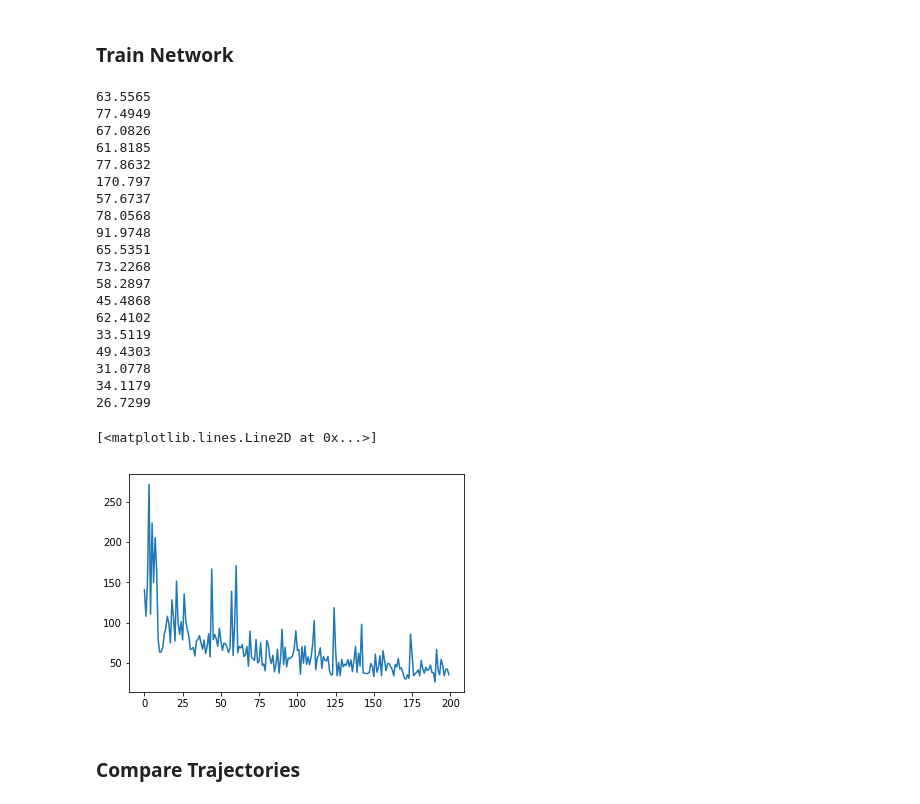
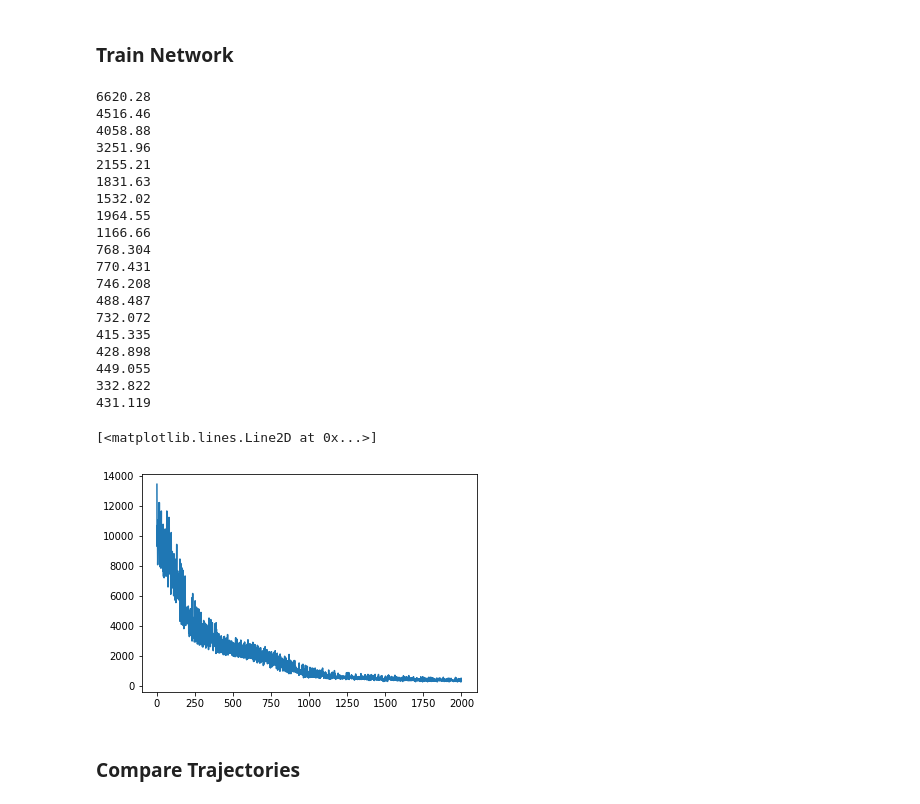
Before and after one commit to Unity-Technologies/rat-rnn, a Jupyter notebook: Rat.ipynb, the cells around one changed output. Cells and saved outputs as stored; diff of their text form; code cells hidden in the pictures.

```diff
--- a/Rat.ipynb
+++ b/Rat.ipynb
@@ -39,11 +39,19 @@ Unity brain name: Brain
         Action descriptions:
 # %% [markdown]
 ### Collect States
+# %%
+# Hyperparameters
+learning_rate = 1e-4
+hidden_units = 64
+train_steps = 2000
+ep_length = 200
+sim_steps = 50000
+batch_size = 8
 # %%
 x,z,ep = [], [], []
 input_x = []
 a = env.reset()
-for i in range(10000):
+for i in range(sim_steps):
     a = env.step()[default_brain]
     x.append(a.states[0][0])
     z.append(a.states[0][1])
@@ -106,55 +115,50 @@ class RatRNN(object):
         self.update = optimizer.minimize(self.loss)
 # %% [markdown]
 ### Train Network
-# %%
-# Hyperparameters
-learning_rate = 1e-3
-hidden_units = 64
-num_steps = 200
 # %%
 tf.reset_default_graph()
 
 rat_rnn = RatRNN(3, 2, hidden_units, learning_rate)
 
 init = tf.global_variables_initializer()
 
 losses = []
 
 sess = tf.InteractiveSession()
 sess.run(init)
-for i in range(num_steps):
-    pointer = np.random.randint(0, 100)
-    batch_x = input_x[pointer*100:(pointer+1)*100]
-    batch_y = input_y[pointer*100:(pointer+1)*100]
+for i in range(train_steps):
+    pointer = np.random.randint(0, sim_steps/ep_length / batch_size)
+    batch_x = input_x[pointer*ep_length*batch_size:(pointer+1)*ep_length*batch_size]
+    batch_y = input_y[pointer*ep_length*batch_size:(pointer+1)*ep_length*batch_size]
     feed_dict = {rat_rnn.x: np.reshape(batch_x, [-1,3]), rat_rnn.y: np.reshape(batch_y, [-1, 2]),
-                 rat_rnn.train_length: [100], rat_rnn.batch_size: [1]}
+                 rat_rnn.train_length: [ep_length], rat_rnn.batch_size: [batch_size]}
     loss, _ = sess.run([rat_rnn.loss, rat_rnn.update], feed_dict=feed_dict)
-    if i % 10 == 0 and i != 0:
+    if i % 100 == 0 and i != 0:
         print(loss)
     losses.append(loss)
 plt.plot(losses)
 # %% [output]
-63.5565
-77.4949
-67.0826
-61.8185
-77.8632
-170.797
-57.6737
-78.0568
-91.9748
-65.5351
-73.2268
-58.2897
-45.4868
-62.4102
-33.5119
-49.4303
-31.0778
-34.1179
-26.7299
+6620.28
+4516.46
+4058.88
+3251.96
+2155.21
+1831.63
+1532.02
+1964.55
+1166.66
+768.304
+770.431
+746.208
+488.487
+732.072
+415.335
+428.898
+449.055
+332.822
+431.119
 [<matplotlib.lines.Line2D at 0x...>]
-[figure, old version]
+[figure, new version]
 # %% [markdown]
 ### Compare Trajectories
 # %%
```
Also changed, not shown: parts of 3 cells of this notebook, 2 other files.
